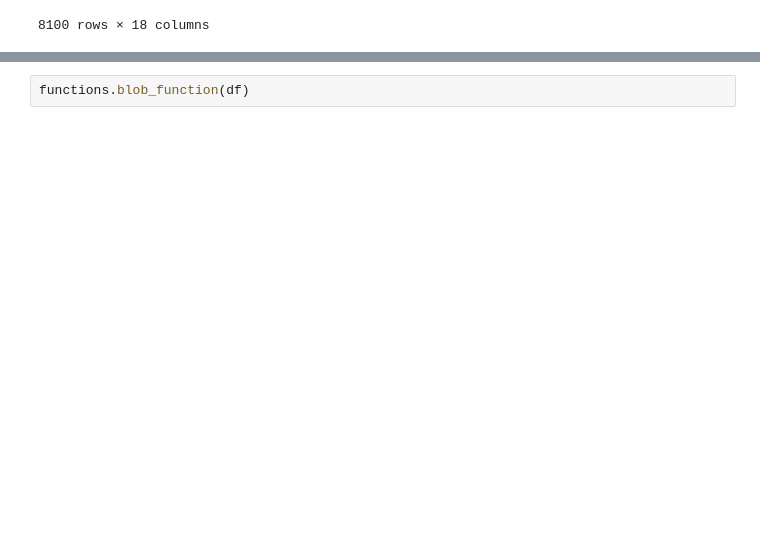
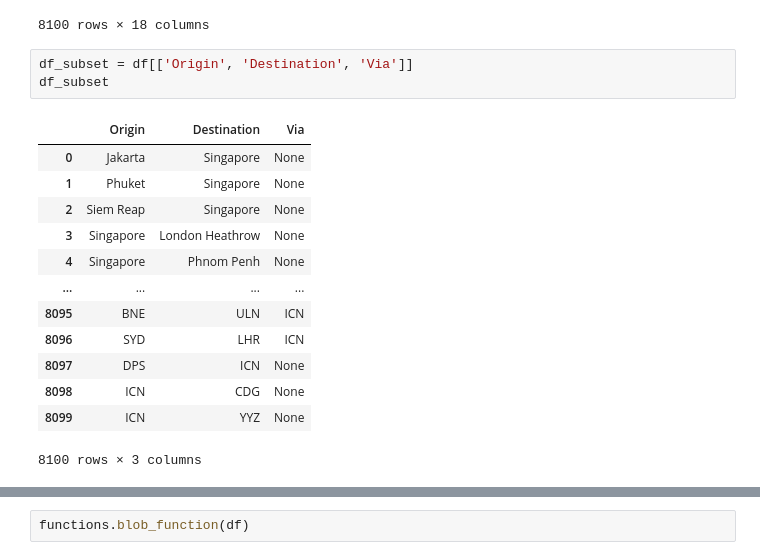
Before and after one commit to HasmigG/Airline_Passenger_Satisfaction_Analysis, a Jupyter notebook: etl_df_pkl_output.ipynb, the cells around one changed output, grey strips where cells are left out. Drawn from its saved outputs; the diff is of its cells as text; blank space fills up the shorter version.

```diff
--- a/etl_df_pkl_output.ipynb
+++ b/etl_df_pkl_output.ipynb
@@ -41,3 +41,20 @@ functions.split_to_via(df)
 | 8098 | appreciated the service onboard | Korean Air | Seoul to Paris with Korean Air. I... | Business | 4 | ICN to CDG | Business Class | 5 | ... |
 | 8099 | genuinely friendly staff | Korean Air | The 13 hour flight in Business cl... | Business | 4 | ICN to YYZ | Business Class | 3 | ... |
 8100 rows × 18 columns
+# %%
+df_subset = df[['Origin', 'Destination', 'Via']]
+df_subset
+# %% [output]
+|  | Origin | Destination | Via |
+| 0 | Jakarta | Singapore | None |
+| 1 | Phuket | Singapore | None |
+| 2 | Siem Reap | Singapore | None |
+| 3 | Singapore | London Heathrow | None |
+| 4 | Singapore | Phnom Penh | None |
+| ... | ... | ... | ... |
+| 8095 | BNE | ULN | ICN |
+| 8096 | SYD | LHR | ICN |
+| 8097 | DPS | ICN | None |
+| 8098 | ICN | CDG | None |
+| 8099 | ICN | YYZ | None |
+8100 rows × 3 columns
```
Also changed, not shown: parts of 5 cells of this notebook, 7 other files.
